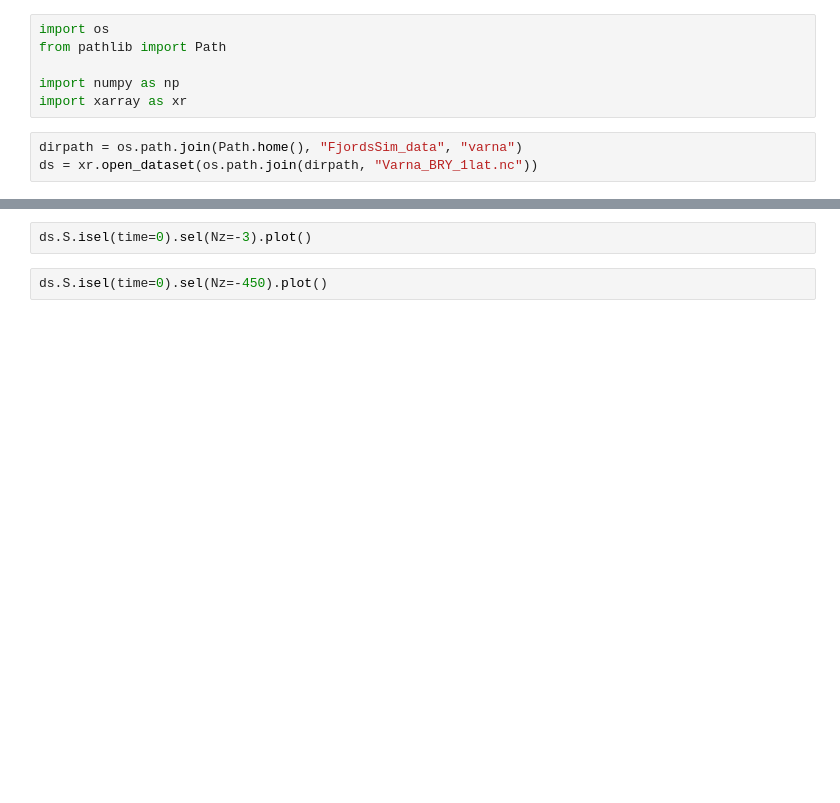
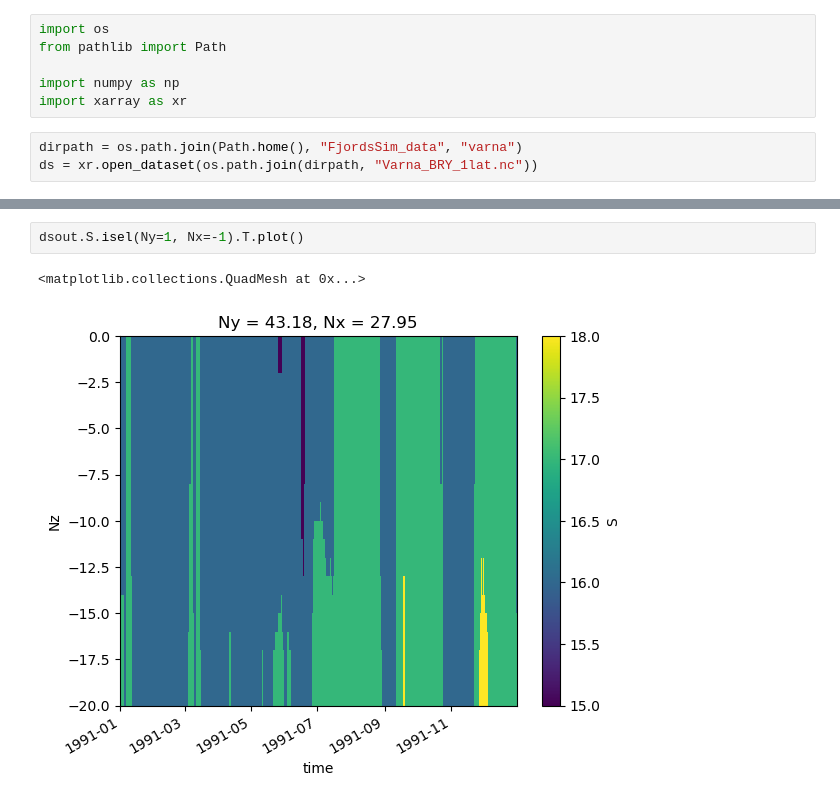
Before and after one commit to AquaBadgerForge/fjordssim-notebooks, a Jupyter notebook: Varna_BRY.ipynb, the cells around one changed output, grey strips where cells are left out. Saved outputs shown, nothing was run; the diff lists cells and outputs as text; blank space fills up the shorter version.

```diff
--- a/Varna_BRY.ipynb
+++ b/Varna_BRY.ipynb
@@ -79,4 +126,5 @@ ds.T.isel(time=0).sel(Nz=-3).plot()
 # %%
-ds.S.isel(time=0).sel(Nz=-3).plot()
+dsout.S.isel(Ny=1, Nx=-1).T.plot()
+# %% [output]
+<matplotlib.collections.QuadMesh at 0x...>
+[figure, added]
-# %%
-ds.S.isel(time=0).sel(Nz=-450).plot()
```
Also changed, not shown: parts of 29 cells of this notebook, 1 other file.
